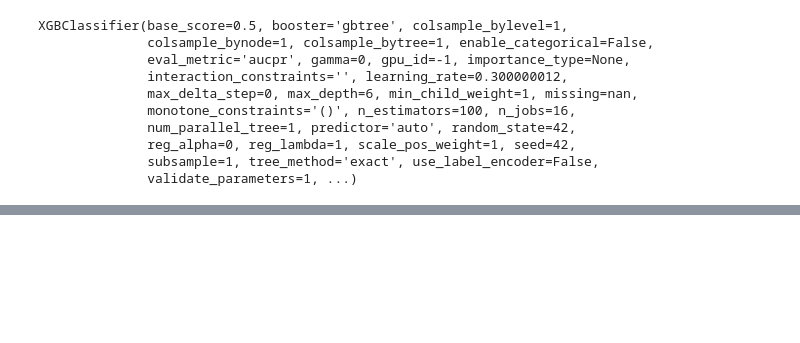
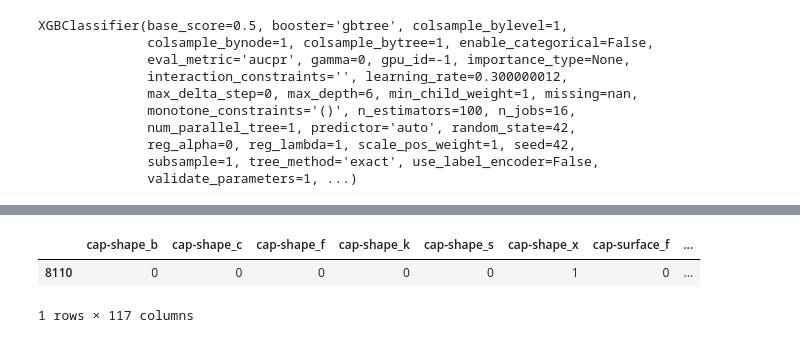
Before and after one commit to infoshareacademy/jdszr5-baraja, a Jupyter notebook: Grzyby/grzyb_final.ipynb, the cells around one changed output, grey strips where cells are left out. Saved outputs shown, nothing was run; the diff lists cells and outputs as text; code cells hidden in the pictures; blank space fills up the shorter version.

```diff
--- a/Grzyby/grzyb_final.ipynb
+++ b/Grzyby/grzyb_final.ipynb
@@ -605,0 +695,4 @@ index_cap_shape.index("conical")
+# %%
+dictionary_values = values.values()
+dictionary_values = list(dictionary_values)
+dictionary_values
@@ -606,73 +717,93 @@ index_cap_shape.index("conical")
 # %%
-def xd(chosen_values):
-    list_of_chosen_values = list(chosen_values.values())
+def mush_convertion_columns(chosen_values):
 
     index_cap_shape = ["bell", "conical", "convex", "flat", "knobbed", "sunken"]
     find_index_cap_shape = ['cap-shape_b', 'cap-shape_c', 'cap-shape_x', 'cap-shape_f', 'cap-shape_k', 'cap-shape_s']
+    raz = find_index_cap_shape[index_cap_shape.index(chosen_values[0])]
 
     index_cap_surface = ["fibrous", "grooves", "scaly", "smooth"]
     find_index_cap_surface = ['cap-surface_f', 'cap-surface_g', 'cap-surface_y', 'cap-surface_s']
+    dwa = find_index_cap_surface[index_cap_surface.index(chosen_values[1])]
 
     index_cap_color = ["brown", "buff", "cinnamon", "gray", "green", "pink", "purple", "red", "white", "yellow"]
     find_index_cap_color = ['cap-color_n', 'cap-color_b', 'cap-color_c', 'cap-color_g', 'cap-color_r', 'cap-color_p', 'cap-color_u', 'cap-color_e', 'cap-color_w', 'cap-color_y']
+    trzy = find_index_cap_color[index_cap_color.index(chosen_values[2])]
 
     index_bruises = ["Yes", "No"]
     find_index_bruises = ['bruises_t', 'bruises_f']
+    cztery = find_index_bruises[index_bruises.index(chosen_values[3])]
 
     index_odor = ["almond", "anise", "creoote", "fishy", "foul", "musty", "none", "pungent", "spicy"]
     find_index_odor = ['odor_a', 'odor_l', 'odor_c', 'odor_y', 'odor_f', 'odor_m', 'odor_n', 'odor_p', 'odor_s']
+    piec = find_index_odor[index_odor.index(chosen_values[4])]
 
     index_gill_attachment = ["attached", "free"]
     find_index_gill_attachment = ['gill-attachment_a', 'gill-attachment_f']
+    szesc = find_index_gill_attachment[index_gill_attachment.index(chosen_values[5])]
 
     index_gill_spacing = ["close", "crowded"]
     find_index_gill_spacing = ['gill-spacing_c', 'gill-spacing_w']
+    siedem = find_index_gill_spacing[index_gill_spacing.index(chosen_values[6])]
 
     index_gill_size = ["broad", "narrow"]
     find_index_gill_size = ['gill-size_b', 'gill-size_n']
+    osiem = find_index_gill_size[index_gill_size.index(chosen_values[7])]
 
     index_gill_color = ["black", "brown", "buff", "chocolate", "gray", "green", "orange", "pink", "purple", "red", "white", "yellow"]
     find_index_gill_color = ['gill-color_k', 'gill-color_n', 'gill-color_b', 'gill-color_h', 'gill-color_g', 'gill-color_r', 'gill-color_o', 'gill-color_p', 'gill-color_u', 'gill-color_e', 'gill-color_w', 'gill-color_y']
+    dziewiec = find_index_gill_color[index_gill_color.index(chosen_values[8])]
 
     index_stalk_shape = ["enlarging", "tapering"]
     find_index_stalk_shape = ['stalk-shape_e', 'stalk-shape_t']
+    dziesiec = find_index_stalk_shape[index_stalk_shape.index(chosen_values[9])]
 
     index_stalk_root = ["bulbous", "club", "equal", "rooted", "missing"]
     find_index_stalk_root = ['stalk-root_b', 'stalk-root_c', 'stalk-root_e', 'stalk-root_r', 'stalk-root_?']
+    jedenascie = find_index_stalk_root[index_stalk_root.index(chosen_values[10])]
 
     index_stalk_surface_above_ring = ["fibrous", "scaly", "silky", "smooth"]
     find_index_stalk_surface_above_ring = ['stalk-surface-above-ring_f', 'stalk-surface-above-ring_y', 'stalk-surface-above-ring_k', 'stalk-surface-above-ring_s']
+    dwanascie = find_index_stalk_surface_above_ring[index_stalk_surface_above_ring.index(chosen_values[11])]
 
     index_stalk_surface_below_ring = ["fibrous", "scaly", "silky", "smooth"]
     find_index_stalk_surface_below_ring = ['stalk-surface-below-ring_f', 'stalk-surface-below-ring_y', 'stalk-surface-below-ring_k', 'stalk-surface-below-ring_s']
+    trzynascie = find_index_stalk_surface_below_ring[index_stalk_surface_below_ring.index(chosen_values[12])]
 
     index_stalk_color_above_ring = ["brown", "buff", "cinnamon", "gray", "orange", "pink", "red", "white", "yellow"]
     find_index_stalk_color_above_ring = ['stalk-color-above-ring_n', 'stalk-color-above-ring_b','stalk-color-above-ring_c', 'stalk-color-above-ring_g','stalk-color-above-ring_o', 'stalk-color-above-ring_p','stalk-color-above-ring_e', 'stalk-color-above-ring_w','stalk-color-above-ring_y']
+    czernascie = find_index_stalk_color_above_ring[index_stalk_color_above_ring.index(chosen_values[13])]
 
     index_stalk_color_below_ring = ["brown", "buff", "cinnamon", "gray", "orange", "pink", "red", "white", "yellow"]
     find_index_stalk_color_below_ring = ['stalk-color-below-ring_n', 'stalk-color-below-ring_b','stalk-color-below-ring_c', 'stalk-color-below-ring_g','stalk-color-below-ring_o', 'stalk-color-below-ring_p','stalk-color-below-ring_e', 'stalk-color-below-ring_w','stalk-color-below-ring_y']
+    pietnascie = find_index_stalk_color_below_ring[index_stalk_color_below_ring.index(chosen_values[14])]
 
     index_veil_type = ["parial"]
     find_index_veil_type = ['veil-type_p']
+    szesnascie = find_index_veil_type[index_veil_type.index(chosen_values[15])]
 
     index_veil_color = ["brown", "orange", "white", "yellow"]
     find_index_veil_color = ['veil-color_n', 'veil-color_o', 'veil-color_w', 'veil-color_y']
+    siedemnascie = find_index_veil_color[index_veil_color.index(chosen_values[16])]
 
     index_ring_number = ["none", "two"]
     find_index_ring_number = ['ring-number_n', 'ring-number_t']
+    osiemnascie = find_index_ring_number[index_ring_number.index(chosen_values[17])]
 
     index_ring_type = ["evanescent", "flaring", "large", "none", "pendant"]
     find_index_ring_type = ['ring-type_e', 'ring-type_f', 'ring-type_l', 'ring-type_n', 'ring-type_p']
+    dziewietnascie = find_index_ring_type[index_ring_type.index(chosen_values[18])]
 
     index_spore_print_color = ["black", "brown", "buff", "chocolate", "green", "orange", "purple", "white", "yellow"]
     find_index_spore_print_color = ['spore-print-color_k', 'spore-print-color_n', 'spore-print-color_b','spore-print-color_h', 'spore-print-color_r', 'spore-print-color_o','spore-print-color_u', 'spore-print-color_w', 'spore-print-color_y']
+    dwadziescia = find_index_spore_print_color[index_spore_print_color.index(chosen_values[19])]
 
     index_population = ["abundant", "clustered", "numerous", "scattered", "several", "solitary"]
     find_index_population = ['population_a', 'population_c', 'population_n', 'population_s','population_v', 'population_y']
+    dwadziesciajeden = find_index_population[index_population.index(chosen_values[20])]
 
     index_habitat = ["grasses", "leaves", "meadows", "paths", "urban", "waste", "woods"]
     find_index_habitat = ['habitat_g', 'habitat_l', 'habitat_m', 'habitat_p', 'habitat_u', 'habitat_w', 'habitat_d']
+    dwadziesciadwa = find_index_habitat[index_habitat.index(chosen_values[21])]
 
 
-
-    return list_of_chosen_values
+    return [raz, dwa, trzy, cztery, piec, szesc, siedem, osiem, dziewiec, dziesiec, jedenascie, dwanascie, trzynascie, czernascie, pietnascie, szesnascie, siedemnascie, osiemnascie, dziewietnascie, dwadziescia, dwadziesciajeden, dwadziesciadwa]
@@ -687,0 +810,3 @@ empty_df.filter(regex="gill-attachment")
+# %%
+convertion = mush_convertion_columns(dictionary_values)
+convertion
@@ -688,3 +831,13 @@ empty_df.filter(regex="gill-attachment")
+# %%
+def predicted_values(empty_data, chosen_list):
+    empty_data.loc[:, chosen_list] = 1
+    return empty_data
+# %%
+predicted_values(empty_df, convertion)
+# %% [output]
+|  | cap-shape_b | cap-shape_c | cap-shape_f | cap-shape_k | cap-shape_s | cap-shape_x | cap-surface_f | ... |
+| 8110 | 0 | 0 | 0 | 0 | 0 | 1 | 0 | ... |
+1 rows × 117 columns
 # %%
 index_gill_attachment = ["attached", "descending", "free", "notched"] #no descending, notched
 find_index_gill_attachment = ['gill-attachment_a', 'gill-attachment_f']
```
Also changed, not shown: parts of 37 cells of this notebook.
